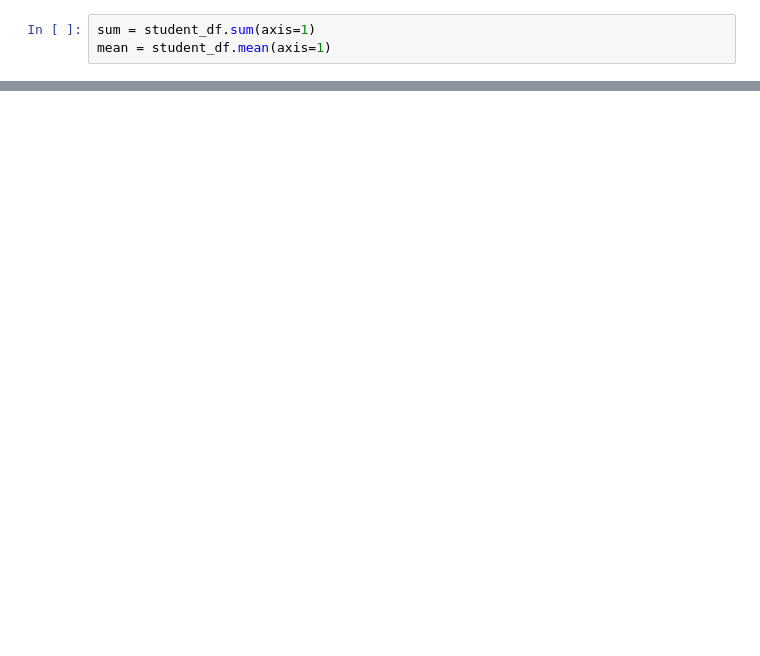
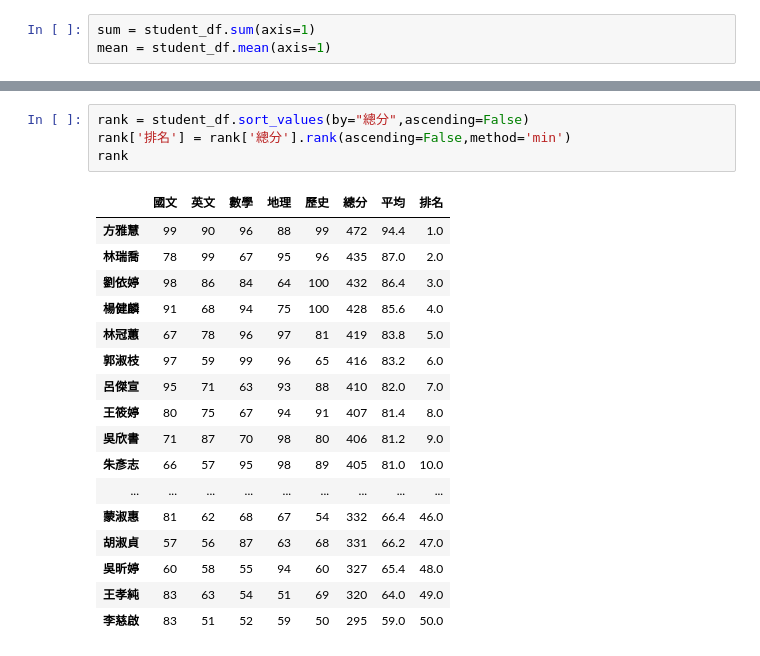
Before and after one commit to Bowei0204/python0701, a Jupyter notebook: lesson17/lesson17_3.ipynb, the cells around one changed output, grey strips where cells are left out. Drawn from its saved outputs; the diff is of its cells as text; blank space fills up the shorter version.

```diff
--- a/lesson17/lesson17_3.ipynb
+++ b/lesson17/lesson17_3.ipynb
@@ -59,0 +60,22 @@ student_df
+# %%
+rank = student_df.sort_values(by="總分",ascending=False)
+rank['排名'] = rank['總分'].rank(ascending=False,method='min')
+rank
+# %% [output]
+|  | 國文 | 英文 | 數學 | 地理 | 歷史 | 總分 | 平均 | 排名 |
+| 方雅慧 | 99 | 90 | 96 | 88 | 99 | 472 | 94.4 | 1.0 |
+| 林瑞喬 | 78 | 99 | 67 | 95 | 96 | 435 | 87.0 | 2.0 |
+| 劉依婷 | 98 | 86 | 84 | 64 | 100 | 432 | 86.4 | 3.0 |
+| 楊健麟 | 91 | 68 | 94 | 75 | 100 | 428 | 85.6 | 4.0 |
+| 林冠蕙 | 67 | 78 | 96 | 97 | 81 | 419 | 83.8 | 5.0 |
+| 郭淑枝 | 97 | 59 | 99 | 96 | 65 | 416 | 83.2 | 6.0 |
+| 呂傑宣 | 95 | 71 | 63 | 93 | 88 | 410 | 82.0 | 7.0 |
+| 王筱婷 | 80 | 75 | 67 | 94 | 91 | 407 | 81.4 | 8.0 |
+| 吳欣書 | 71 | 87 | 70 | 98 | 80 | 406 | 81.2 | 9.0 |
+| 朱彥志 | 66 | 57 | 95 | 98 | 89 | 405 | 81.0 | 10.0 |
+| ... | ... | ... | ... | ... | ... | ... | ... | ... |
+| 蒙淑惠 | 81 | 62 | 68 | 67 | 54 | 332 | 66.4 | 46.0 |
+| 胡淑貞 | 57 | 56 | 87 | 63 | 68 | 331 | 66.2 | 47.0 |
+| 吳昕婷 | 60 | 58 | 55 | 94 | 60 | 327 | 65.4 | 48.0 |
+| 王孝純 | 83 | 63 | 54 | 51 | 69 | 320 | 64.0 | 49.0 |
+| 李慈啟 | 83 | 51 | 52 | 59 | 50 | 295 | 59.0 | 50.0 |
```
Also changed, not shown: parts of 5 cells of this notebook.
